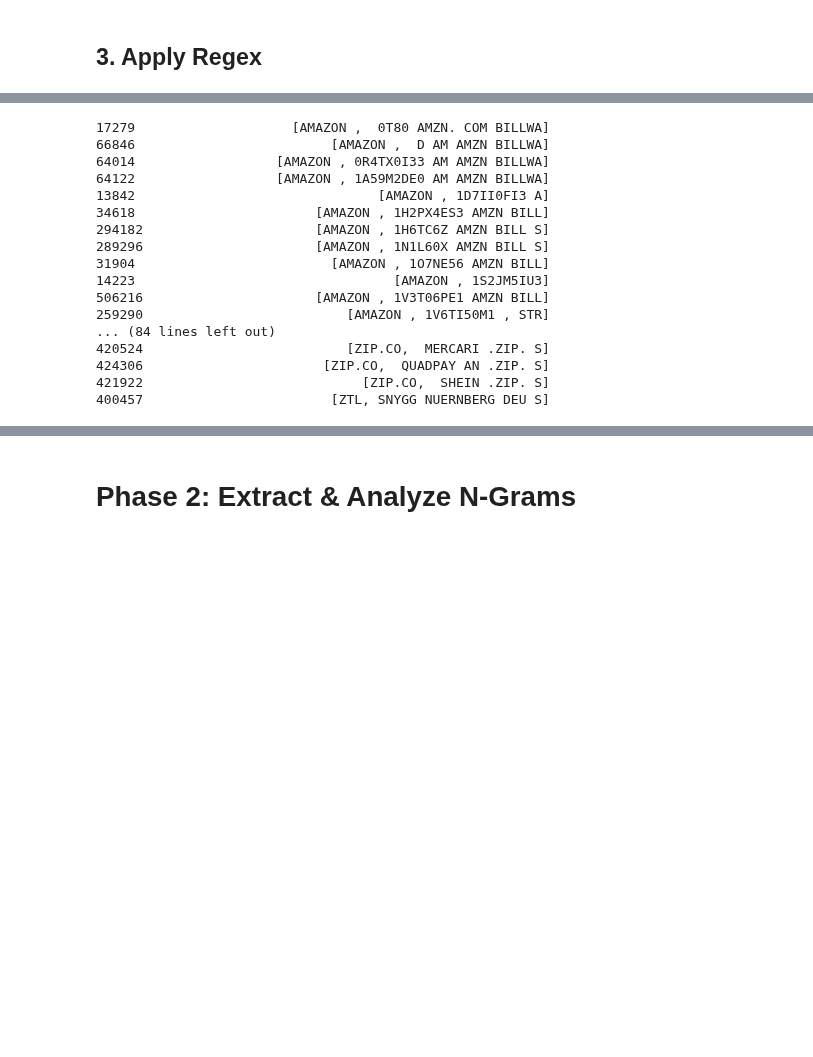
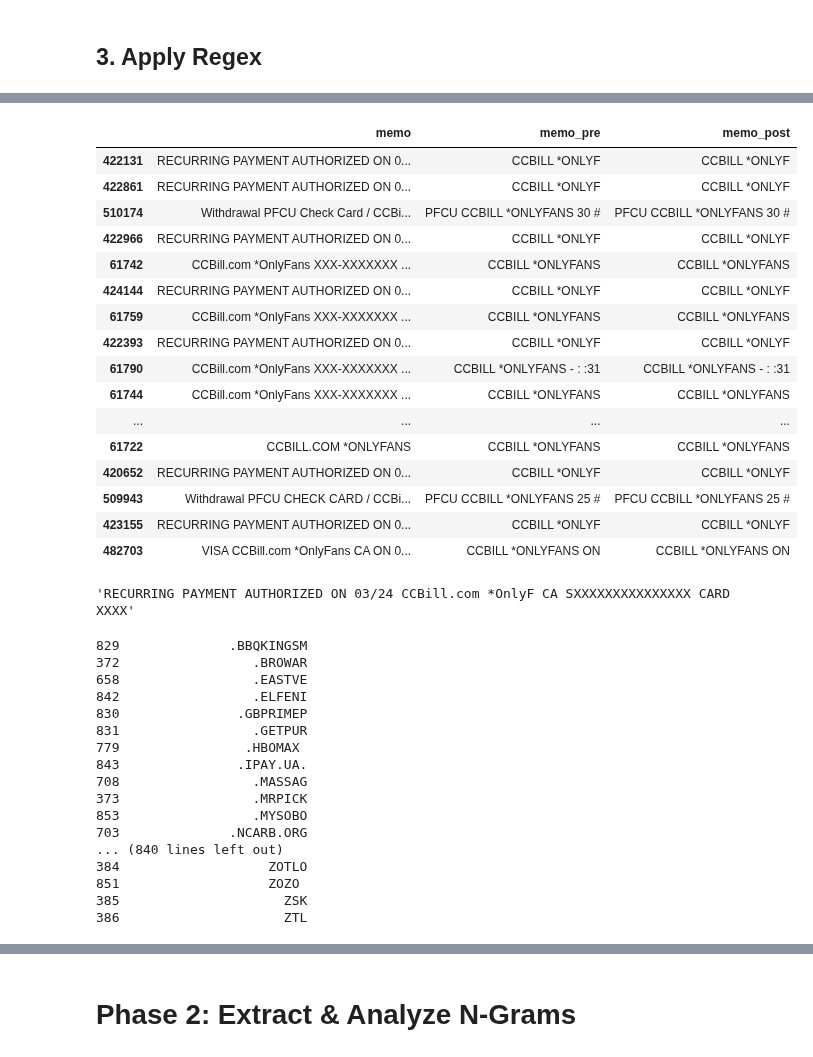
Before and after one commit to kylechoi101/DSC180A-Q1, a Jupyter notebook: Week 2/Haris_Saif.ipynb, the cells around one changed output, grey strips where cells are left out. Saved outputs shown, nothing was run; the diff lists cells and outputs as text; code cells hidden in the pictures; blank space fills up the shorter version.

```diff
--- a/Week 2/Haris_Saif.ipynb
+++ b/Week 2/Haris_Saif.ipynb
@@ -467,20 +423,44 @@ prefix_star_merchants
+# %%
+df[df['memo_pre'].str.contains("ONLYF")]
+# %% [output]
+|  | memo | memo_pre | memo_post |
+| 422131 | RECURRING PAYMENT AUTHORIZED ON 0... | CCBILL *ONLYF | CCBILL *ONLYF |
+| 422861 | RECURRING PAYMENT AUTHORIZED ON 0... | CCBILL *ONLYF | CCBILL *ONLYF |
+| 510174 | Withdrawal PFCU Check Card / CCBi... | PFCU CCBILL *ONLYFANS 30 # | PFCU CCBILL *ONLYFANS 30 # |
+| 422966 | RECURRING PAYMENT AUTHORIZED ON 0... | CCBILL *ONLYF | CCBILL *ONLYF |
+| 61742 | CCBill.com *OnlyFans XXX-XXXXXXX ... | CCBILL *ONLYFANS | CCBILL *ONLYFANS |
+| 424144 | RECURRING PAYMENT AUTHORIZED ON 0... | CCBILL *ONLYF | CCBILL *ONLYF |
+| 61759 | CCBill.com *OnlyFans XXX-XXXXXXX ... | CCBILL *ONLYFANS | CCBILL *ONLYFANS |
+| 422393 | RECURRING PAYMENT AUTHORIZED ON 0... | CCBILL *ONLYF | CCBILL *ONLYF |
+| 61790 | CCBill.com *OnlyFans XXX-XXXXXXX ... | CCBILL *ONLYFANS - : :31 | CCBILL *ONLYFANS - : :31 |
+| 61744 | CCBill.com *OnlyFans XXX-XXXXXXX ... | CCBILL *ONLYFANS | CCBILL *ONLYFANS |
+| ... | ... | ... | ... |
+| 61722 | CCBILL.COM *ONLYFANS | CCBILL *ONLYFANS | CCBILL *ONLYFANS |
+| 420652 | RECURRING PAYMENT AUTHORIZED ON 0... | CCBILL *ONLYF | CCBILL *ONLYF |
+| 509943 | Withdrawal PFCU CHECK CARD / CCBi... | PFCU CCBILL *ONLYFANS 25 # | PFCU CCBILL *ONLYFANS 25 # |
+| 423155 | RECURRING PAYMENT AUTHORIZED ON 0... | CCBILL *ONLYF | CCBILL *ONLYF |
+| 482703 | VISA CCBill.com *OnlyFans CA ON 0... | CCBILL *ONLYFANS ON | CCBILL *ONLYFANS ON |
+# %%
+df.loc[422966]['memo']
+# %% [output]
+'RECURRING PAYMENT AUTHORIZED ON 03/24 CCBill.com *OnlyF CA SXXXXXXXXXXXXXXX CARD XXXX'
 # %%
-print(prefix_star_merchants['memo_pre'].str.split('*').sample(100).sort_values().to_string())
+print(pd.Series(prefix_star_merchants['memo_pre'].str.split('*').str[0].unique()).sort_values().to_string())
 # %% [output]
-17279                    [AMAZON ,  0T80 AMZN. COM BILLWA]
-66846                         [AMAZON ,  D AM AMZN BILLWA]
-64014                  [AMAZON , 0R4TX0I33 AM AMZN BILLWA]
-64122                  [AMAZON , 1A59M2DE0 AM AMZN BILLWA]
-13842                               [AMAZON , 1D7II0FI3 A]
-34618                       [AMAZON , 1H2PX4ES3 AMZN BILL]
-294182                      [AMAZON , 1H6TC6Z AMZN BILL S]
-289296                      [AMAZON , 1N1L60X AMZN BILL S]
-31904                         [AMAZON , 1O7NE56 AMZN BILL]
-14223                                 [AMAZON , 1S2JM5IU3]
-506216                      [AMAZON , 1V3T06PE1 AMZN BILL]
-259290                          [AMAZON , 1V6TI50M1 , STR]
-... (84 lines left out)
-420524                          [ZIP.CO,  MERCARI .ZIP. S]
-424306                       [ZIP.CO,  QUADPAY AN .ZIP. S]
-421922                            [ZIP.CO,  SHEIN .ZIP. S]
-400457                        [ZTL, SNYGG NUERNBERG DEU S]
+829              .BBQKINGSM
+372                 .BROWAR
+658                 .EASTVE
+842                 .ELFENI
+830               .GBPRIMEP
+831                 .GETPUR
+779                .HBOMAX
+843               .IPAY.UA.
+708                 .MASSAG
+373                 .MRPICK
+853                 .MYSOBO
+703              .NCARB.ORG
+... (840 lines left out)
+384                   ZOTLO
+851                   ZOZO
+385                     ZSK
+386                     ZTL
```
Also changed, not shown: parts of 27 cells of this notebook.
